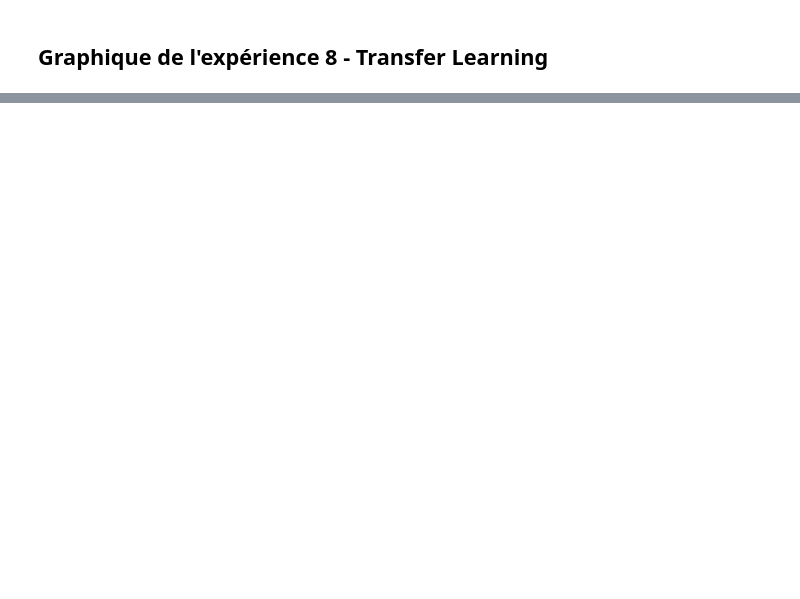
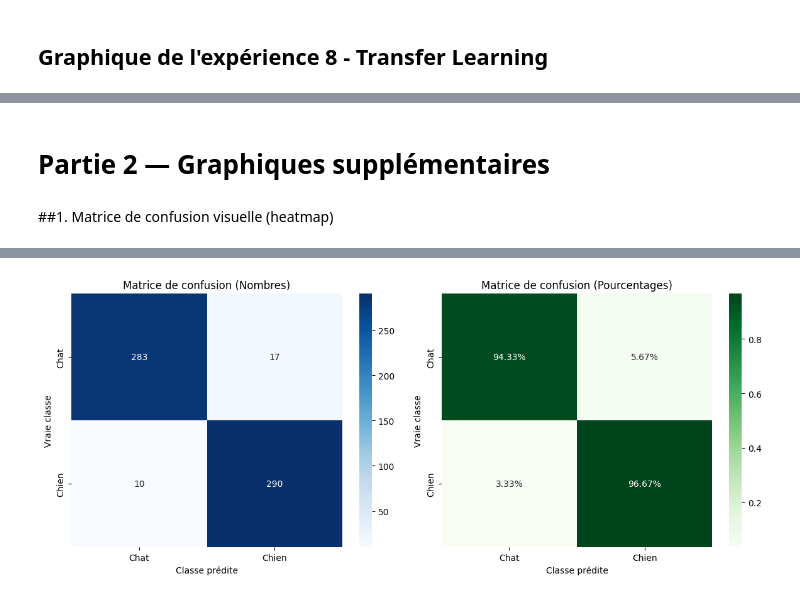
Before and after one commit to rauf-mifteev/Ahuntsic_AI_Cats_Dogs_classifier, a Jupyter notebook: cats_vs_dogs.ipynb, the cells around one changed output, grey strips where cells are left out. Saved outputs shown, nothing was run; the diff lists cells and outputs as text; code cells hidden in the pictures; blank space fills up the shorter version.

Commit message:
[Upd] Partie 2 : Graphiques supplémentaires

```diff
--- a/cats_vs_dogs.ipynb
+++ b/cats_vs_dogs.ipynb
@@ -1156,0 +1173,41 @@ NameError: name 'history_exp3' is not defined
+# %% [markdown]
+# Partie 2 — Graphiques supplémentaires
+# %% [markdown]
+##1. Matrice de confusion visuelle (heatmap)
+# %%
+import seaborn as sns
+import matplotlib.pyplot as plt
+from sklearn.metrics import confusion_matrix
+
+# 1. Obtenir les probabilités prédites sur le jeu de test avec le meilleur modèle
+y_pred_proba = model_transfer.predict(X_test).flatten()
+
+# 2. Convertir les probabilités en classes (0 pour Chat, 1 pour Chien)
+y_pred = (y_pred_proba > 0.5).astype(int)
+
+# 3. Calculer la matrice de confusion classique
+cm = confusion_matrix(y_test, y_pred)
+
+# 4. Calculer la matrice en pourcentages (chaque ligne divisée par son total)
+cm_perc = cm / cm.sum(axis=1, keepdims=True)
+
+# 5. Création de l'affichage (2 graphiques côte à côte)
+fig, axes = plt.subplots(1, 2, figsize=(12, 5))
+
+# Heatmap avec les nombres entiers
+sns.heatmap(cm, annot=True, fmt='d', cmap='Blues', ax=axes[0],
+            xticklabels=['Chat', 'Chien'], yticklabels=['Chat', 'Chien'])
+axes[0].set_title('Matrice de confusion (Nombres)')
+axes[0].set_ylabel('Vraie classe')
+axes[0].set_xlabel('Classe prédite')
+
+# Heatmap avec les pourcentages
+sns.heatmap(cm_perc, annot=True, fmt='.2%', cmap='Greens', ax=axes[1],
+            xticklabels=['Chat', 'Chien'], yticklabels=['Chat', 'Chien'])
+axes[1].set_title('Matrice de confusion (Pourcentages)')
+axes[1].set_ylabel('Vraie classe')
+axes[1].set_xlabel('Classe prédite')
+
+plt.tight_layout()
+plt.show()
+# %% [output]
@@ -1156,0 +1215 @@ NameError: name 'history_exp3' is not defined
+[figure, added]
```
Also changed, not shown: parts of 25 cells of this notebook.
